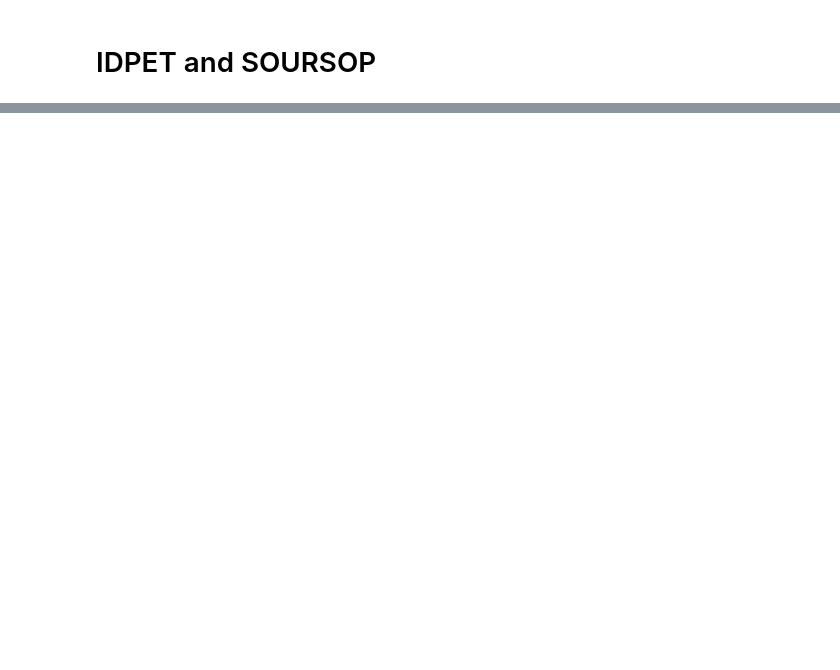
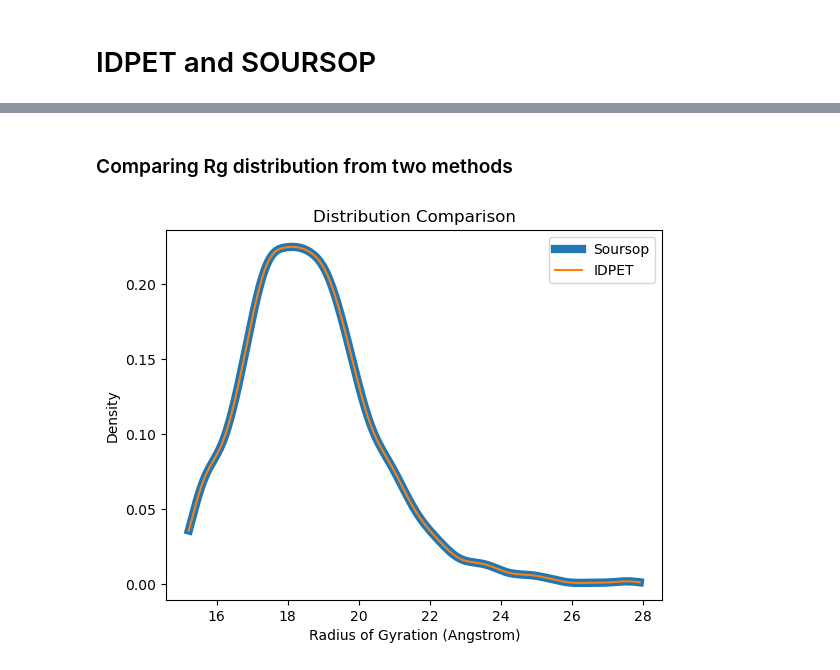
Before and after one commit to BioComputingUP/EnsembleTools, a Jupyter notebook: notebooks/idpet_vs_soursop.ipynb, the cells around one changed output, grey strips where cells are left out. Saved outputs shown, nothing was run; the diff lists cells and outputs as text; code cells hidden in the pictures; blank space fills up the shorter version.

```diff
--- a/notebooks/idpet_vs_soursop.ipynb
+++ b/notebooks/idpet_vs_soursop.ipynb
@@ -56,0 +80,18 @@ analysis.get_features(featurization='asphericity')
+# %% [markdown]
+### Comparing Rg distribution from two methods
+# %%
+rg_soursop = ProtObj.get_radius_of_gyration()
+rg_idpet = analysis.get_features(featurization='rg')["PED00543e001"]*10.0  # convert nm to Angstrom
+kde_x = gaussian_kde(rg_soursop)
+kde_y = gaussian_kde(rg_idpet)
+grid = np.linspace(min(rg_soursop.min(), rg_idpet.min()), max(rg_soursop.max(), rg_idpet.max()), 500)
+
+plt.plot(grid, kde_x(grid), label='Soursop', color='tab:blue', linewidth=6)
+plt.plot(grid, kde_y(grid), label='IDPET', color='tab:orange')
+plt.xlabel('Radius of Gyration (Angstrom)')
+plt.ylabel('Density')
+plt.legend()
+plt.title('Distribution Comparison')
+plt.show()
+# %% [output]
+[figure, added]
```
Also changed, not shown: parts of 16 cells of this notebook, 1 other file.
